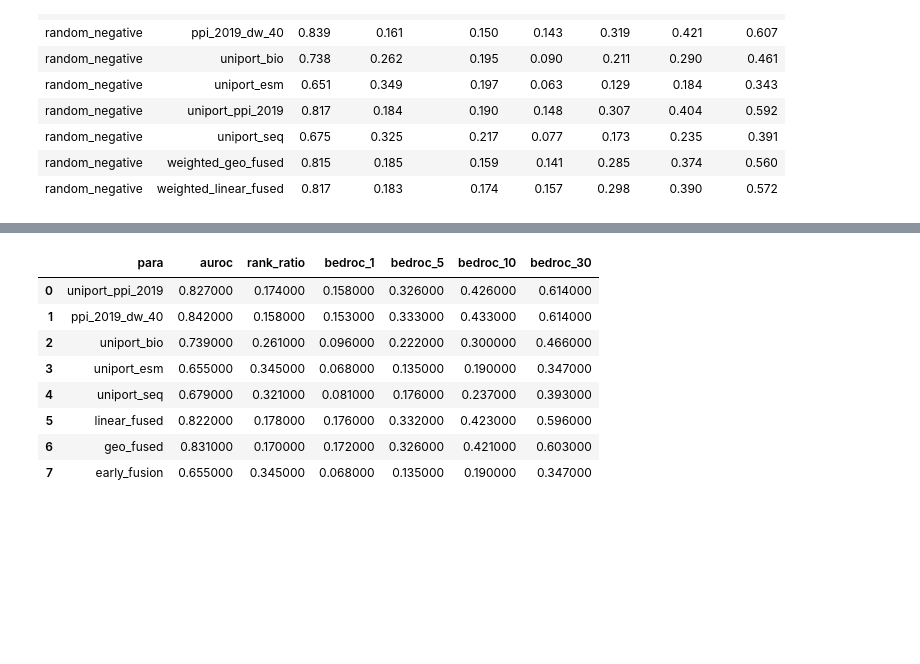
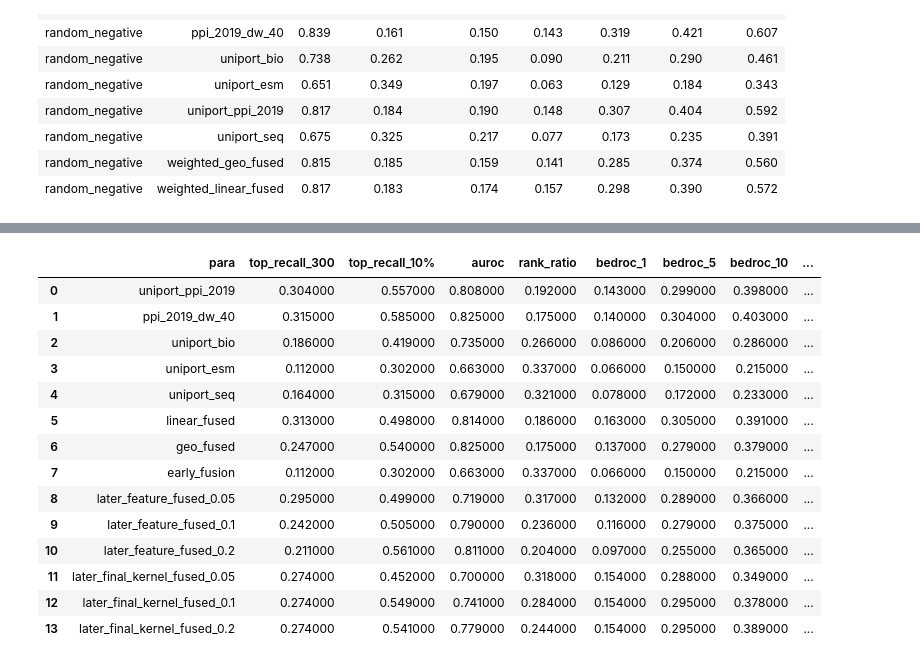
Before and after one commit to ZiyuZhang1/svm, a Jupyter notebook: codes/results_analysis_clear.ipynb, the cells around one changed output, grey strips where cells are left out. Cells and saved outputs as stored; diff of their text form; code cells hidden in the pictures; blank space fills up the shorter version.

```diff
--- a/codes/results_analysis_clear.ipynb
+++ b/codes/results_analysis_clear.ipynb
@@ -64,10 +64,10 @@ def create_summary(results,col_name, fused):
                 'method': method,
                 'top_recall_25_mean': mean_values['top_recall_25'], 'top_recall_25_std': std_values['top_recall_25'],
                 'top_recall_300_mean': mean_values['top_recall_300'], 'top_recall_300_std': std_values['top_recall_300'],
-                'top_recall_10_mean': mean_values['top_recall_10%'], 'top_recall_10_std': std_values['top_recall_10%'],
+                'top_recall_10%_mean': mean_values['top_recall_10%'], 'top_recall_10%_std': std_values['top_recall_10%'],
                 'top_precision_10_mean': mean_values['top_precision_10%'], 'top_precision_10_std': std_values['top_precision_10%'],
                 'max_precision_10_mean': mean_values['max_precision_10%'], 'max_precision_10_std': std_values['max_precision_10%'],
-                'top_recall_30_mean': mean_values['top_recall_30%'], 'top_recall_10_std': std_values['top_recall_30%'],
+                'top_recall_30_mean': mean_values['top_recall_30%'], 'top_recall_30_std': std_values['top_recall_30%'],
                 'top_precision_30_mean': mean_values['top_precision_30%'], 'top_precision_10_std': std_values['top_precision_30%'],
                 'max_precision_30_mean': mean_values['max_precision_30%'], 'max_precision_10_std': std_values['max_precision_30%'],
                 'pm_0.5%': mean_values['pm_0.5%'], 'pm_0.5%_std': std_values['pm_0.5%'],
@@ -98,10 +98,10 @@ def create_summary(results,col_name, fused):
                 'para': paras[1],
                 'top_recall_25_mean': mean_values['top_recall_25'], 'top_recall_25_std': std_values['top_recall_25'],
                 'top_recall_300_mean': mean_values['top_recall_300'], 'top_recall_300_std': std_values['top_recall_300'],
-                'top_recall_10_mean': mean_values['top_recall_10%'], 'top_recall_10_std': std_values['top_recall_10%'],
+                'top_recall_10%_mean': mean_values['top_recall_10%'], 'top_recall_10%_std': std_values['top_recall_10%'],
                 'top_precision_10_mean': mean_values['top_precision_10%'], 'top_precision_10_std': std_values['top_precision_10%'],
                 'max_precision_10_mean': mean_values['max_precision_10%'], 'max_precision_10_std': std_values['max_precision_10%'],
-                'top_recall_30_mean': mean_values['top_recall_30%'], 'top_recall_10_std': std_values['top_recall_30%'],
+                'top_recall_30_mean': mean_values['top_recall_30%'], 'top_recall_30_std': std_values['top_recall_30%'],
                 'top_precision_30_mean': mean_values['top_precision_30%'], 'top_precision_10_std': std_values['top_precision_30%'],
                 'max_precision_30_mean': mean_values['max_precision_30%'], 'max_precision_10_std': std_values['max_precision_30%'],
                 'pm_0.5%': mean_values['pm_0.5%'], 'pm_0.5%_std': std_values['pm_0.5%'],
@@ -135,7 +135,7 @@ def show_table(root, ban_list, fnum, fused, input_weights):
             all_sum = create_summary(weight_df.drop(columns='weights'), ['method', 'para'], fused=True)
             show_df = all_sum.sort_values(by='method', ascending=True) \
                 .loc[:, all_sum.columns.str.contains(
-                    'method|para|auroc_mean|bedroc_1_mean|bedroc_5_mean|bedroc_10_mean|bedroc_30_mean|rank_ratio', case=False)] \
+                    'method|para|top_recall_300_mean|top_recall_10%_mean|auroc_mean|rank_ratio_mean|bedroc_1_mean|bedroc_5_mean|bedroc_10_mean|bedroc_30_mean', case=False)] \
                 .round(3).rename(columns=lambda x: x.replace('_mean', ''))
             display(HTML(show_df.to_html(index=False).replace('<table', '<table style="font-size:13px; white-space:nowrap;"')))
             return weight_df, show_df
@@ -143,7 +143,7 @@ def show_table(root, ban_list, fnum, fused, input_weights):
             all_sum = create_summary(final_result, ['method', 'para'], fused=True)
             show_df = all_sum.sort_values(by='method', ascending=True) \
                 .loc[:, all_sum.columns.str.contains(
-                    'method|para|auroc_mean|bedroc_1_mean|bedroc_5_mean|bedroc_10_mean|bedroc_30_mean| rank_ratio', case=False)] \
+                    'method|para|top_recall_300_mean|top_recall_10%_mean|auroc_mean|bedroc_1_mean|bedroc_5_mean|bedroc_10_mean|bedroc_30_mean|rank_ratio', case=False)] \
                 .round(3).rename(columns=lambda x: x.replace('_mean', ''))
             display(HTML(show_df.to_html(index=False).replace('<table', '<table style="font-size:13px; white-space:nowrap;"')))
             return final_result, show_df
@@ -220,7 +220,7 @@ def disease_catygory(results):
     final_df['category'] = pd.Categorical(final_df['category'], categories=category_order, ordered=True)
 
     show_df = final_df.sort_values(by=['category', 'auroc_mean'], ascending=[True, False]) \
-        .loc[:, final_df.columns.str.contains('method|auroc_mean|bedroc_1_mean|bedroc_5_mean|bedroc_10_mean|bedroc_30_mean|category', case=False)] \
+        .loc[:, final_df.columns.str.contains('method|para|top_recall_300_mean|top_recall_10%_mean|auroc_mean|rank_ratio_mean |bedroc_1_mean|bedroc_5_mean|bedroc_10_mean|bedroc_30_mean', case=False)] \
         .round(3) \
         .rename(columns=lambda x: x.replace('_mean', ''))
 
@@ -508,14 +559,30 @@ full_fused_2019 = full_fused_2019.round(3)
 # full_fused_2019 = full_fused_2019.rename(columns={'para': 'feature'})
 # feature_order = ['DL']
 
+# feature_order = ['uniport_ppi_2019', 'ppi_2019_dw_40', 'uniport_bio', 'uniport_esm', 'uniport_seq',
+#                  'linear_fused', 'geo_fused']
+
+# feature_order = ['uniport_ppi_2019', 'ppi_2019_dw_40', 'uniport_bio', 'uniport_esm', 'uniport_seq',
+#                  'linear_fused', 'geo_fused',
+#                  'later_feature_fused_0.05','later_feature_fused_0.1', 'later_feature_fused_0.2',
+#                  'later_final_kernel_fused_0.05', 'later_final_kernel_fused_0.1','later_final_kernel_fused_0.2']
+
 feature_order = ['uniport_ppi_2019', 'ppi_2019_dw_40', 'uniport_bio', 'uniport_esm', 'uniport_seq',
-                 'linear_fused', 'geo_fused','early_fusion']
+                 'linear_fused', 'geo_fused','early_fusion',
+                 'later_feature_fused_0.05','later_feature_fused_0.1', 'later_feature_fused_0.2',
+                 'later_final_kernel_fused_0.05', 'later_final_kernel_fused_0.1','later_final_kernel_fused_0.2']
+
+# feature_order = ['uniport_ppi_2019', 'ppi_2019_dw_40', 'uniport_bio', 'uniport_esm', 'uniport_seq',
+#                  'linear_fused', 'geo_fused','early_fusion']
 
 # feature_order = ['uniport_ppi_2019', 'ppi_2019_dw_40', 'uniport_bio', 'uniport_esm', 'uniport_seq',
 #                  'linear_fused', 'geo_fused','weighted_linear_fused','weighted_geo_fused','early_fusion']
 
 # feature_order = ['uniport_ppi_2017', 'ppi_2017_dw_80', 'uniport_exp', 'uniport_esm', 'uniport_seq',
 #                  'linear_fused', 'geo_fused','early_fusion']
+
+# feature_order = ['uniport_ppi_2017', 'ppi_2017_dw_80', 'uniport_exp', 'uniport_esm', 'uniport_seq',
+#                  'linear_fused', 'geo_fused']
 
 # feature_order = ['uniport_ppi_2017', 'ppi_2017_dw_80', 'uniport_exp', 'uniport_esm', 'uniport_seq',
 #                  'linear_fused', 'geo_fused','weighted_linear_fused','weighted_geo_fused','early_fusion']
@@ -631,7 +698,7 @@ base_colors = ['#ffdddd', '#dbf7db']
 category = show_df['category'].unique()
 color_map = {disease: base_colors[i % len(base_colors)] for i, disease in enumerate(category)}
 # %%
-target_cols = ['auroc', 'bedroc_1', 'bedroc_5', 'bedroc_10', 'bedroc_30']
+target_cols = ['top_recall_300','top_recall_10%','auroc', 'bedroc_1', 'bedroc_5', 'bedroc_10', 'bedroc_30']
 
 def combined_style2(df):
     styles = pd.DataFrame('', index=df.index, columns=df.columns)
@@ -684,23 +757,29 @@ styled_df
 # %%
 all_avg_df = all_avg_df.set_index('para').loc[feature_order].reset_index()
 def highlight_max_font_red(s):
     is_max = s == s.max()
     return ['color: red; font-weight: bold' if v else '' for v in is_max]
-all_avg_df =all_avg_df[['para', 'auroc', 'rank_ratio', 'bedroc_1',
+all_avg_df =all_avg_df[['para', 'top_recall_300', 'top_recall_10%','auroc', 'rank_ratio', 'bedroc_1',
        'bedroc_5', 'bedroc_10', 'bedroc_30']].round(3)
 # Apply styling
 styled_all_avg_df = all_avg_df.style.apply(highlight_max_font_red, subset=target_cols)
 
 # Display (in Jupyter or notebook environments)
 styled_all_avg_df
 # %% [output]
-|  | para | auroc | rank_ratio | bedroc_1 | bedroc_5 | bedroc_10 | bedroc_30 |
-| 0 | uniport_ppi_2019 | 0.827000 | 0.174000 | 0.158000 | 0.326000 | 0.426000 | 0.614000 |
-| 1 | ppi_2019_dw_40 | 0.842000 | 0.158000 | 0.153000 | 0.333000 | 0.433000 | 0.614000 |
-| 2 | uniport_bio | 0.739000 | 0.261000 | 0.096000 | 0.222000 | 0.300000 | 0.466000 |
-| 3 | uniport_esm | 0.655000 | 0.345000 | 0.068000 | 0.135000 | 0.190000 | 0.347000 |
-| 4 | uniport_seq | 0.679000 | 0.321000 | 0.081000 | 0.176000 | 0.237000 | 0.393000 |
-| 5 | linear_fused | 0.822000 | 0.178000 | 0.176000 | 0.332000 | 0.423000 | 0.596000 |
-| 6 | geo_fused | 0.831000 | 0.170000 | 0.172000 | 0.326000 | 0.421000 | 0.603000 |
-| 7 | early_fusion | 0.655000 | 0.345000 | 0.068000 | 0.135000 | 0.190000 | 0.347000 |
+|  | para | top_recall_300 | top_recall_10% | auroc | rank_ratio | bedroc_1 | bedroc_5 | bedroc_10 | ... |
+| 0 | uniport_ppi_2019 | 0.304000 | 0.557000 | 0.808000 | 0.192000 | 0.143000 | 0.299000 | 0.398000 | ... |
+| 1 | ppi_2019_dw_40 | 0.315000 | 0.585000 | 0.825000 | 0.175000 | 0.140000 | 0.304000 | 0.403000 | ... |
+| 2 | uniport_bio | 0.186000 | 0.419000 | 0.735000 | 0.266000 | 0.086000 | 0.206000 | 0.286000 | ... |
+| 3 | uniport_esm | 0.112000 | 0.302000 | 0.663000 | 0.337000 | 0.066000 | 0.150000 | 0.215000 | ... |
+| 4 | uniport_seq | 0.164000 | 0.315000 | 0.679000 | 0.321000 | 0.078000 | 0.172000 | 0.233000 | ... |
+| 5 | linear_fused | 0.313000 | 0.498000 | 0.814000 | 0.186000 | 0.163000 | 0.305000 | 0.391000 | ... |
+| 6 | geo_fused | 0.247000 | 0.540000 | 0.825000 | 0.175000 | 0.137000 | 0.279000 | 0.379000 | ... |
+| 7 | early_fusion | 0.112000 | 0.302000 | 0.663000 | 0.337000 | 0.066000 | 0.150000 | 0.215000 | ... |
+| 8 | later_feature_fused_0.05 | 0.295000 | 0.499000 | 0.719000 | 0.317000 | 0.132000 | 0.289000 | 0.366000 | ... |
+| 9 | later_feature_fused_0.1 | 0.242000 | 0.505000 | 0.790000 | 0.236000 | 0.116000 | 0.279000 | 0.375000 | ... |
+| 10 | later_feature_fused_0.2 | 0.211000 | 0.561000 | 0.811000 | 0.204000 | 0.097000 | 0.255000 | 0.365000 | ... |
+| 11 | later_final_kernel_fused_0.05 | 0.274000 | 0.452000 | 0.700000 | 0.318000 | 0.154000 | 0.288000 | 0.349000 | ... |
+| 12 | later_final_kernel_fused_0.1 | 0.274000 | 0.549000 | 0.741000 | 0.284000 | 0.154000 | 0.295000 | 0.378000 | ... |
+| 13 | later_final_kernel_fused_0.2 | 0.274000 | 0.541000 | 0.779000 | 0.244000 | 0.154000 | 0.295000 | 0.389000 | ... |
 # %%
```
Also changed, not shown: parts of 10 cells of this notebook, 26 other files.
